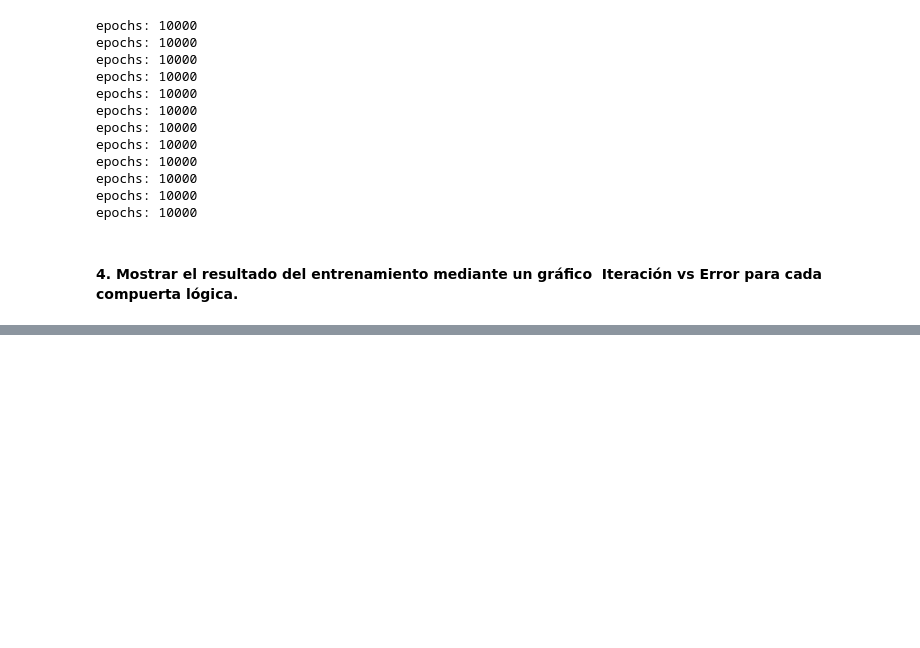
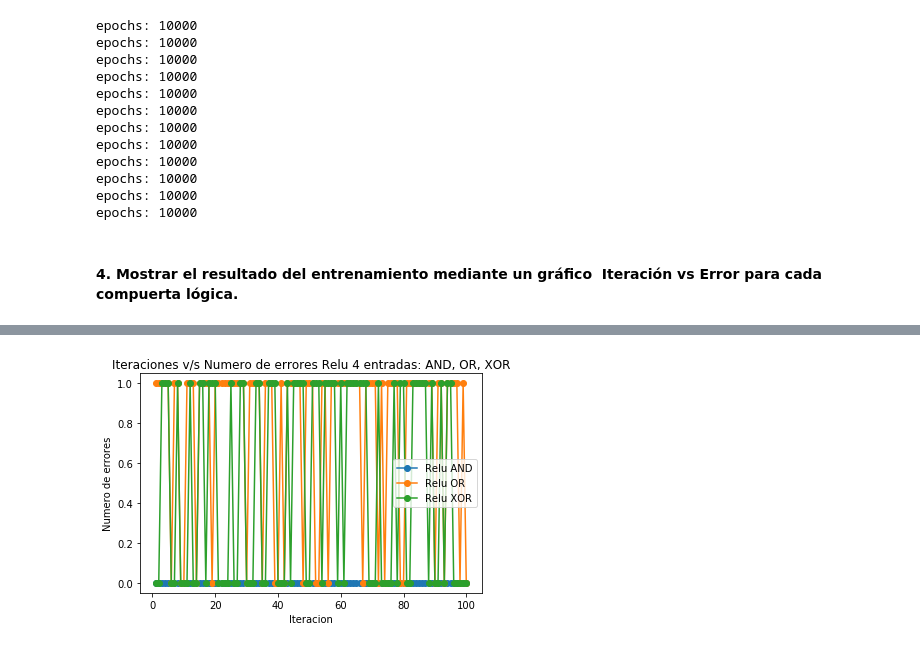
Before and after one commit to BHernandez18/Redes_neuronales_1-2019, a Jupyter notebook: Laboratorio 2 - Perceptrón Multicapa/lab2_redes-neuronales.ipynb, the cells around one changed output, grey strips where cells are left out. Cells and saved outputs as stored; diff of their text form; code cells hidden in the pictures; blank space fills up the shorter version.

```diff
--- a/Laboratorio 2 - Perceptrón Multicapa/lab2_redes-neuronales.ipynb
+++ b/Laboratorio 2 - Perceptrón Multicapa/lab2_redes-neuronales.ipynb
@@ -302,0 +342,12 @@ epochs: 10000
+# %%
+plt.plot(range(1,100 + 1), error_ar4[:100], marker= "o", label = "Relu AND")
+plt.plot(range(1,100 + 1), error_or4[:100], marker= "o", label = "Relu OR")
+plt.plot(range(1,100 + 1), error_xr4[:100], marker= "o", label = "Relu XOR")
+plt.title("Iteraciones v/s Numero de errores Relu 4 entradas: AND, OR, XOR")
+plt.xlabel("Iteracion")
+plt.ylabel("Numero de errores")
+plt.legend(loc = "center right")
+plt.tight_layout()
+plt.show()
+# %% [output]
+[figure, added]
```
Also changed, not shown: parts of 6 cells of this notebook.
